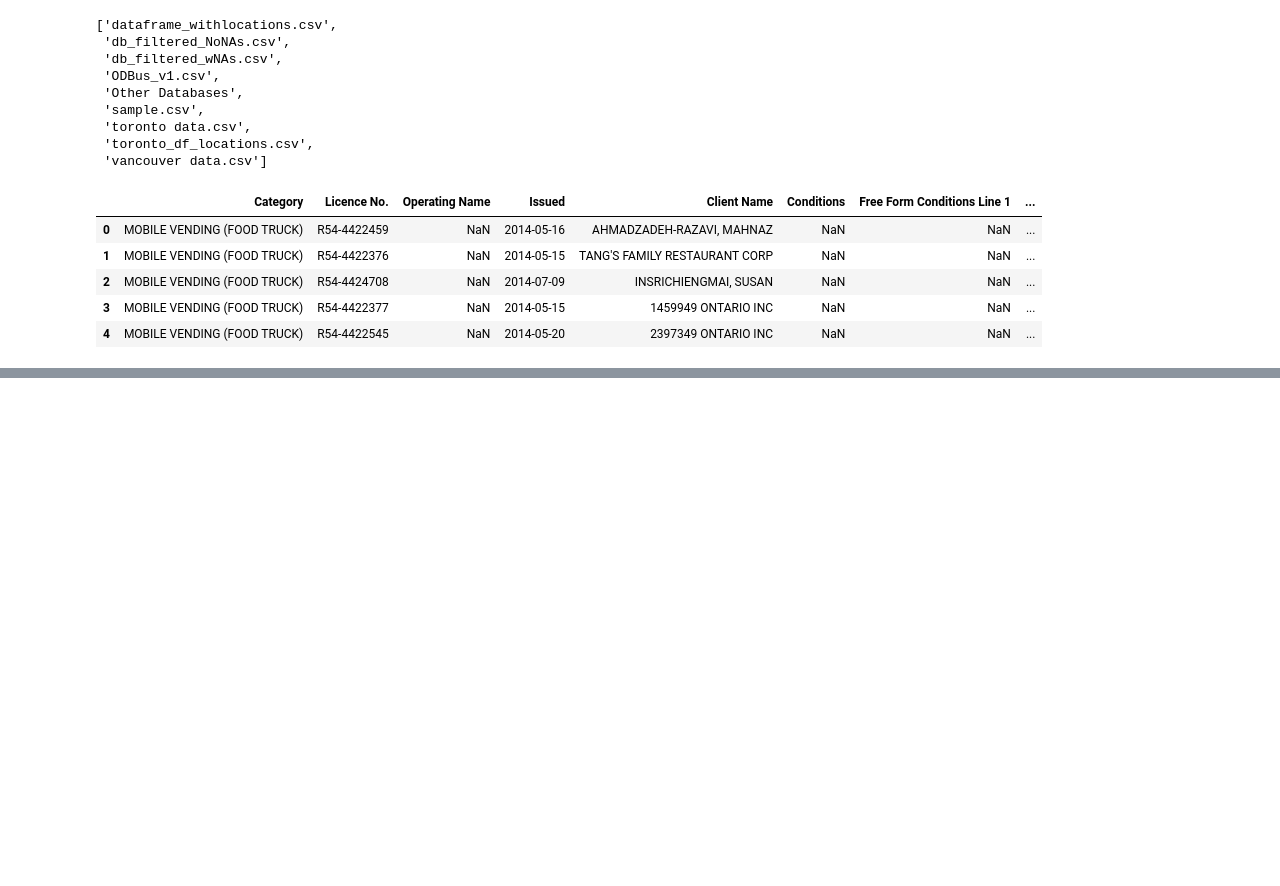
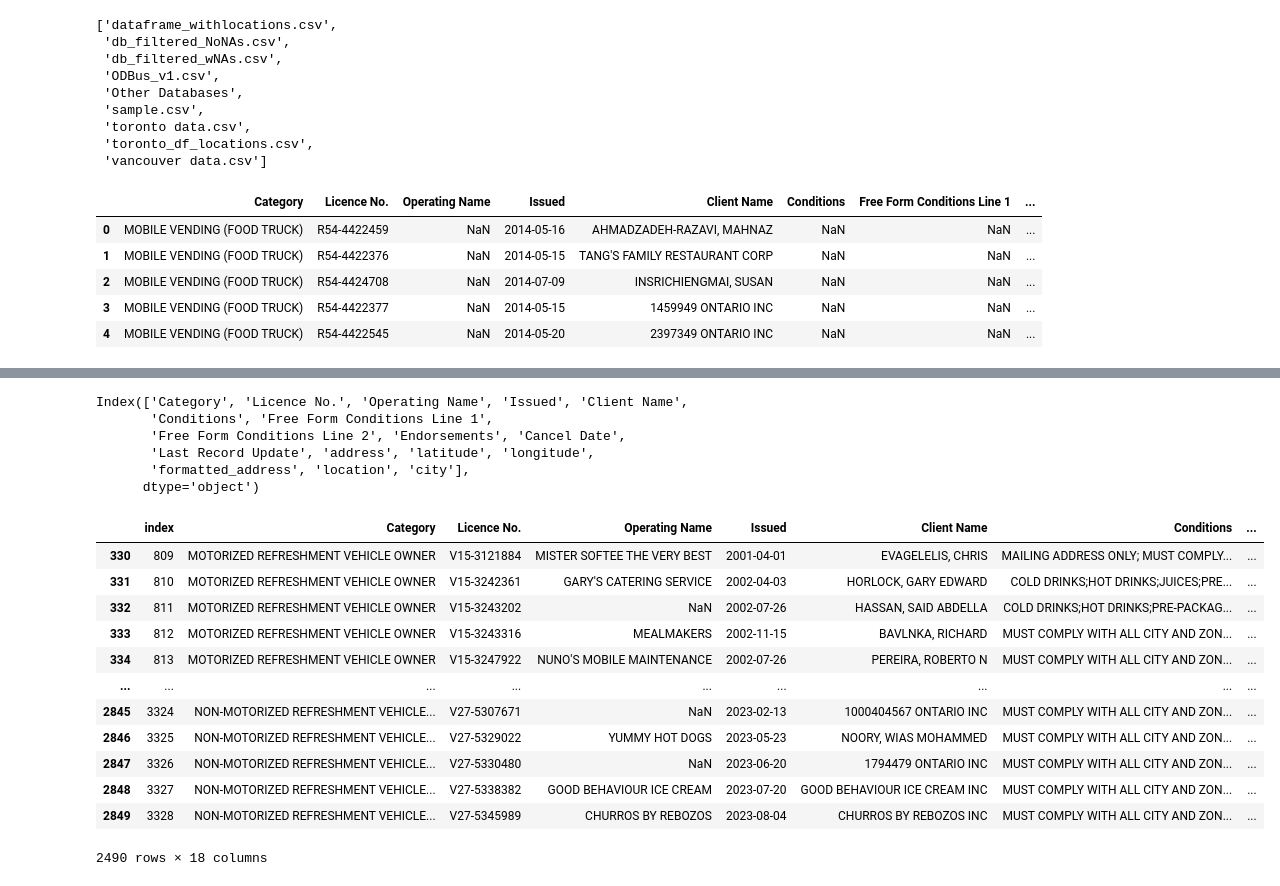
Before and after one commit to edwinsantosv/Economic-impact-of-Food-Trucks-on-Local-Municipalities, a Jupyter notebook: Cleaning_Notebooks/Cleaning_Toronto_Categories.ipynb, the cells around one changed output, grey strips where cells are left out. Drawn from its saved outputs; the diff is of its cells as text; code cells hidden in the pictures; blank space fills up the shorter version.

Commit message:
data cleaning entrega

```diff
--- a/Cleaning_Notebooks/Cleaning_Toronto_Categories.ipynb
+++ b/Cleaning_Notebooks/Cleaning_Toronto_Categories.ipynb
@@ -62,0 +437,13 @@ Name: Licence No., dtype: int64
+# %%
+df_iterated=pd.DataFrame([],columns=["BusinessNo","Category","Subcategory"])
+# %%
+# Loop through the index_list
+for i in range(0, len(index_list)-1):
+    df_i = df_toiterate[index_list[i]:index_list[i+1]]
+    prompt=prompt_formatter(df_i)
+    try:
+        response = get_completion(prompt, temperature=0)
+        parsed_response=output_parser(response)
+        df_iterated=pd.concat([df_iterated,parsed_response])
+        print(index_list[i],index_list[i+1],' successful ',len(df_iterated))
+    except: pass
@@ -62,0 +466,31 @@ Name: Licence No., dtype: int64
+# %%
+df_toiterate.columns
+# %% [output]
+Index(['Category', 'Licence No.', 'Operating Name', 'Issued', 'Client Name',
+       'Conditions', 'Free Form Conditions Line 1',
+       'Free Form Conditions Line 2', 'Endorsements', 'Cancel Date',
+       'Last Record Update', 'address', 'latitude', 'longitude',
+       'formatted_address', 'location', 'city'],
+      dtype='object')
+# %%
+df_toiterate=df_toiterate.reset_index()
+# %%
+# Find rows in df1 where the key is present in df2
+keys_to_remove=df_toiterate["index"].isin(df_iterated['BusinessNo'])
+# %%
+df_toiterate=df_toiterate[~keys_to_remove]
+df_toiterate
+# %% [output]
+|  | index | Category | Licence No. | Operating Name | Issued | Client Name | Conditions | ... |
+| 330 | 809 | MOTORIZED REFRESHMENT VEHICLE OWNER | V15-3121884 | MISTER SOFTEE THE VERY BEST | 2001-04-01 | EVAGELELIS, CHRIS | MAILING ADDRESS ONLY; MUST COMPLY... | ... |
+| 331 | 810 | MOTORIZED REFRESHMENT VEHICLE OWNER | V15-3242361 | GARY'S CATERING SERVICE | 2002-04-03 | HORLOCK, GARY EDWARD | COLD DRINKS;HOT DRINKS;JUICES;PRE... | ... |
+| 332 | 811 | MOTORIZED REFRESHMENT VEHICLE OWNER | V15-3243202 | NaN | 2002-07-26 | HASSAN, SAID ABDELLA | COLD DRINKS;HOT DRINKS;PRE-PACKAG... | ... |
+| 333 | 812 | MOTORIZED REFRESHMENT VEHICLE OWNER | V15-3243316 | MEALMAKERS | 2002-11-15 | BAVLNKA, RICHARD | MUST COMPLY WITH ALL CITY AND ZON... | ... |
+| 334 | 813 | MOTORIZED REFRESHMENT VEHICLE OWNER | V15-3247922 | NUNO'S MOBILE MAINTENANCE | 2002-07-26 | PEREIRA, ROBERTO N | MUST COMPLY WITH ALL CITY AND ZON... | ... |
+| ... | ... | ... | ... | ... | ... | ... | ... | ... |
+| 2845 | 3324 | NON-MOTORIZED REFRESHMENT VEHICLE... | V27-5307671 | NaN | 2023-02-13 | 1000404567 ONTARIO INC | MUST COMPLY WITH ALL CITY AND ZON... | ... |
+| 2846 | 3325 | NON-MOTORIZED REFRESHMENT VEHICLE... | V27-5329022 | YUMMY HOT DOGS | 2023-05-23 | NOORY, WIAS MOHAMMED | MUST COMPLY WITH ALL CITY AND ZON... | ... |
+| 2847 | 3326 | NON-MOTORIZED REFRESHMENT VEHICLE... | V27-5330480 | NaN | 2023-06-20 | 1794479 ONTARIO INC | MUST COMPLY WITH ALL CITY AND ZON... | ... |
+| 2848 | 3327 | NON-MOTORIZED REFRESHMENT VEHICLE... | V27-5338382 | GOOD BEHAVIOUR ICE CREAM | 2023-07-20 | GOOD BEHAVIOUR ICE CREAM INC | MUST COMPLY WITH ALL CITY AND ZON... | ... |
+| 2849 | 3328 | NON-MOTORIZED REFRESHMENT VEHICLE... | V27-5345989 | CHURROS BY REBOZOS | 2023-08-04 | CHURROS BY REBOZOS INC | MUST COMPLY WITH ALL CITY AND ZON... | ... |
+2490 rows × 18 columns
```
Also changed, not shown: parts of 24 cells of this notebook, 4 other files.
